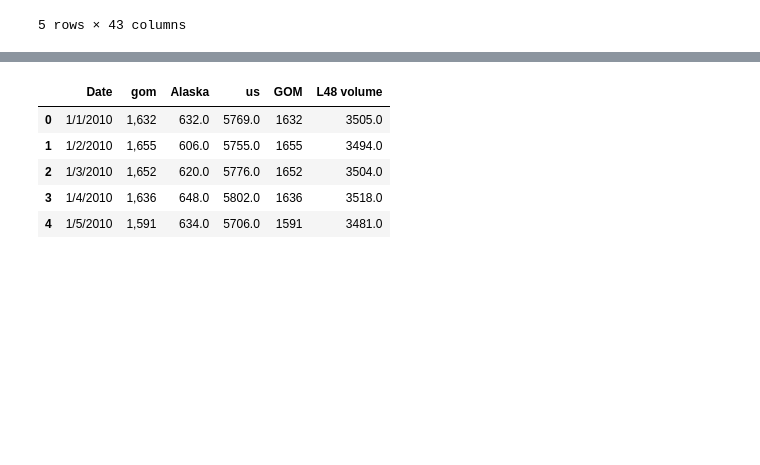
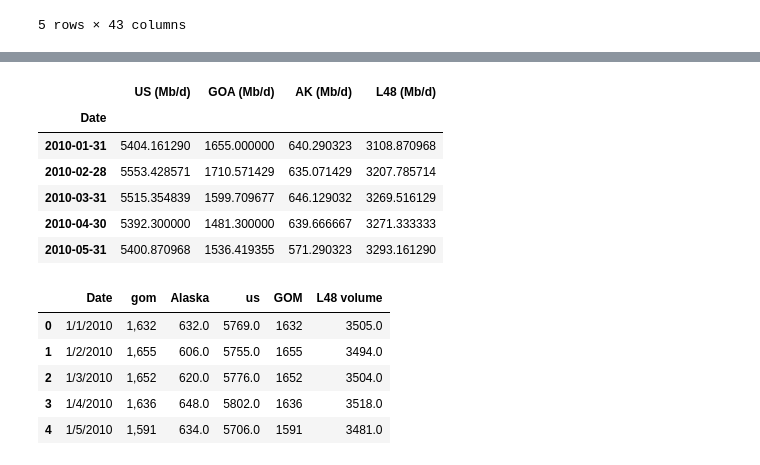
Before and after one commit to briganttinne/oilAnalysis, a Jupyter notebook: Untitled3.ipynb, the cells around one changed output, grey strips where cells are left out. Drawn from its saved outputs; the diff is of its cells as text; code cells hidden in the pictures; blank space fills up the shorter version.

```diff
--- a/Untitled3.ipynb
+++ b/Untitled3.ipynb
@@ -101,3 +212,22 @@ display(eia_df_filtered.head())
+# %%
+# Rename columns to reflect 'Mb/d' unit
+eia_df_selected = eia_df_selected.rename(columns={
+    'US (per Day)': 'US (Mb/d)',
+    'GOA (per Day)': 'GOA (Mb/d)',
+    'AK (per Day)': 'AK (Mb/d)',
+    'L48 (per Day)': 'L48 (Mb/d)'
+})
+
+# Display the head of the DataFrame to confirm the change
+display(eia_df_selected.head())
+# %% [output]
+|  | US (Mb/d) | GOA (Mb/d) | AK (Mb/d) | L48 (Mb/d) |
+| Date |  |  |  |  |
+| 2010-01-31 | 5404.161290 | 1655.000000 | 640.290323 | 3108.870968 |
+| 2010-02-28 | 5553.428571 | 1710.571429 | 635.071429 | 3207.785714 |
+| 2010-03-31 | 5515.354839 | 1599.709677 | 646.129032 | 3269.516129 |
+| 2010-04-30 | 5392.300000 | 1481.300000 | 639.666667 | 3271.333333 |
+| 2010-05-31 | 5400.870968 | 1536.419355 | 571.290323 | 3293.161290 |
 # %%
 # Display the first 5 rows with the new 'L48 volume' column
 display(df.head())
```
Also changed, not shown: parts of 6 cells of this notebook.
